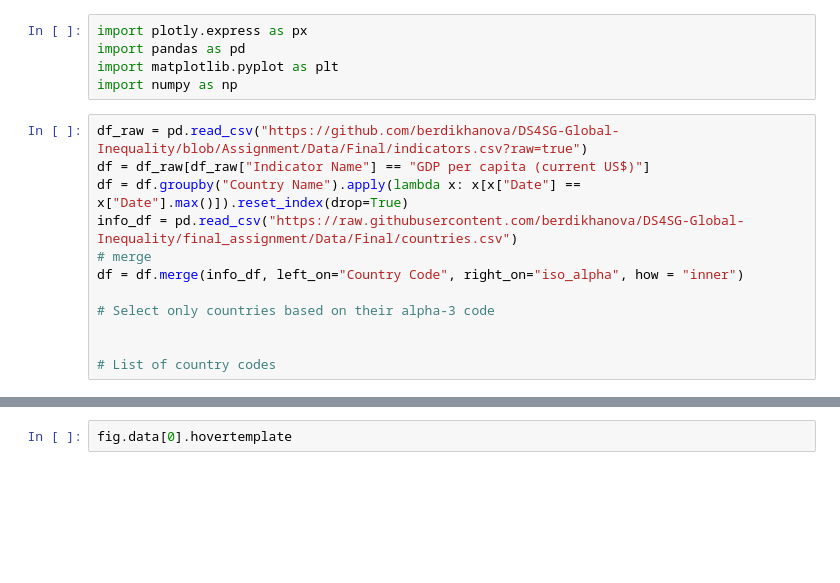
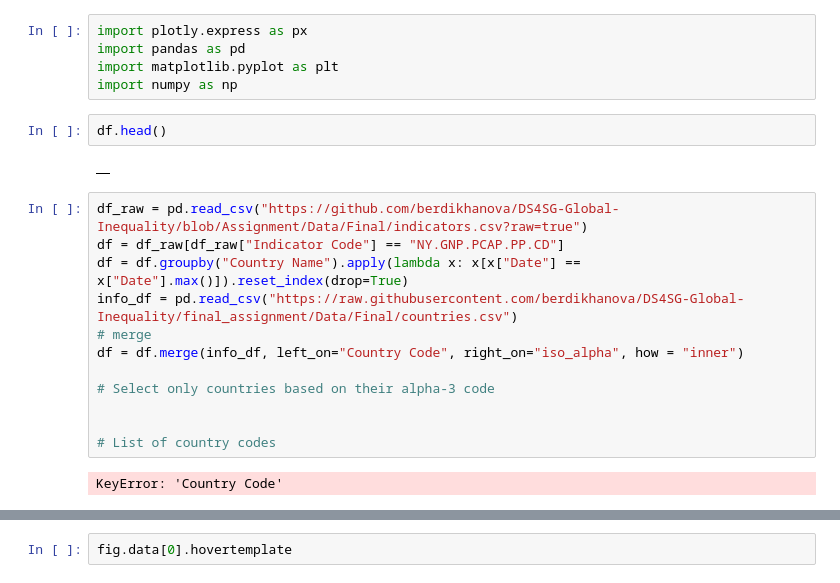
Before and after one commit to berdikhanova/DS4SG-Global-Inequality, a Jupyter notebook: Code/Visualization Tests.ipynb, the cells around one changed output, grey strips where cells are left out. Cells and saved outputs as stored; diff of their text form; blank space fills up the shorter version.

```diff
--- a/Code/Visualization Tests.ipynb
+++ b/Code/Visualization Tests.ipynb
@@ -3,9 +3,13 @@ import plotly.express as px
 import pandas as pd
 import matplotlib.pyplot as plt
 import numpy as np
+# %%
+df.head()
+# %% [output]
+|  |
 # %%
 df_raw = pd.read_csv("https://github.com/berdikhanova/DS4SG-Global-Inequality/blob/Assignment/Data/Final/indicators.csv?raw=true")
-df = df_raw[df_raw["Indicator Name"] == "GDP per capita (current US$)"]
+df = df_raw[df_raw["Indicator Code"] == "NY.GNP.PCAP.PP.CD"]
 df = df.groupby("Country Name").apply(lambda x: x[x["Date"] == x["Date"].max()]).reset_index(drop=True)
 info_df = pd.read_csv("https://raw.githubusercontent.com/berdikhanova/DS4SG-Global-Inequality/final_assignment/Data/Final/countries.csv")
 # merge
@@ -15,6 +19,8 @@ df = df.merge(info_df, left_on="Country Code", right_on="iso_alpha", how = "inne
 
 
 # List of country codes
+# %% [output]
+KeyError: 'Country Code'
 # %%
 lowest_df
 # %% [output]
```
Also changed, not shown: parts of 2 cells of this notebook, 3 other files.
